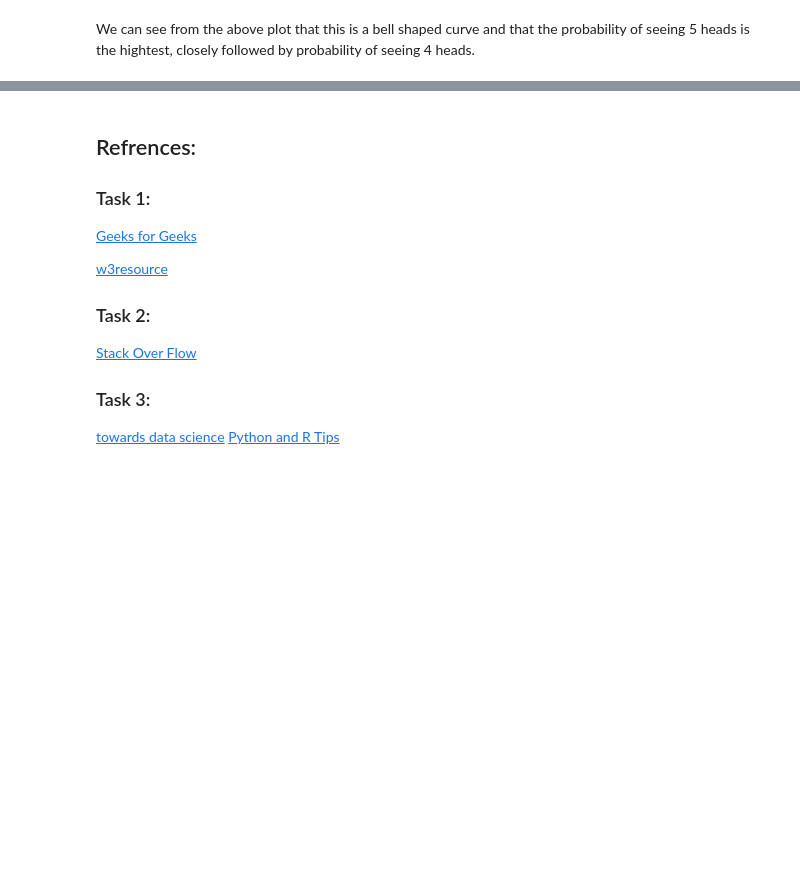
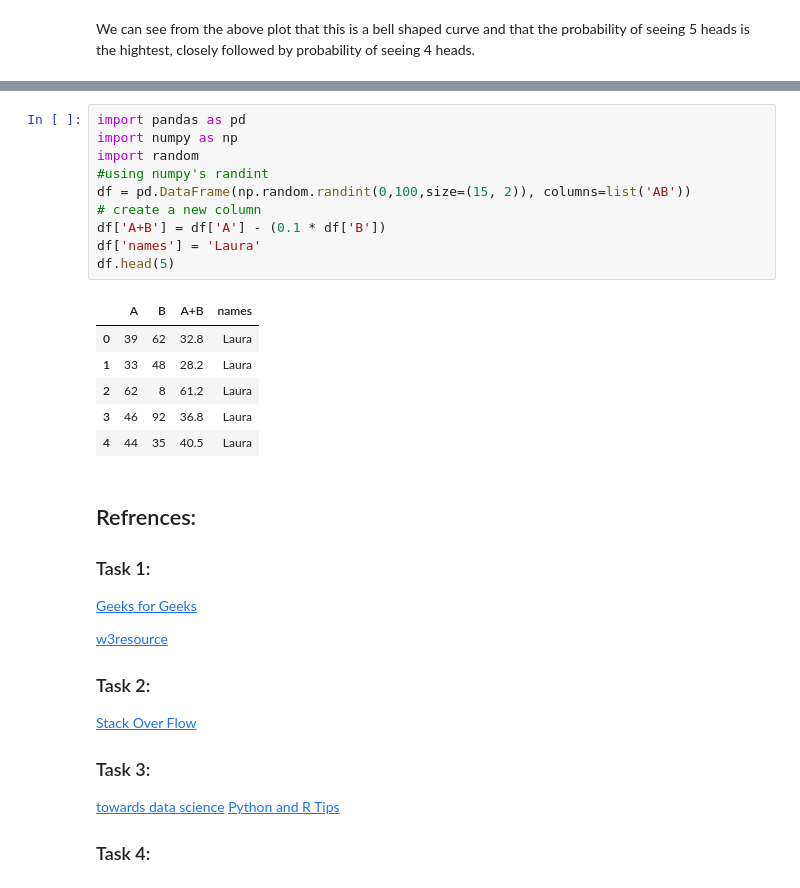
Before and after one commit to LauraBrogan/Fundamentals-of-Data-Analysis-Tasks-2020, a Jupyter notebook: Fundamentals of Data Analysis Tasks .ipynb, the cells around one changed output, grey strips where cells are left out. Cells and saved outputs as stored; diff of their text form; blank space fills up the shorter version.

Commit message:
Starting Task 4 12/12/2020

```diff
--- a/Fundamentals of Data Analysis Tasks .ipynb
+++ b/Fundamentals of Data Analysis Tasks .ipynb
@@ -223,3 +423,20 @@ We can see from the above plot that this is a bell shaped curve and that the pro
+# %%
+import pandas as pd
+import numpy as np
+import random
+#using numpy's randint
+df = pd.DataFrame(np.random.randint(0,100,size=(15, 2)), columns=list('AB'))
+# create a new column
+df['A+B'] = df['A'] - (0.1 * df['B'])
+df['names'] = 'Laura'
+df.head(5)
+# %% [output]
+|  | A | B | A+B | names |
+| 0 | 39 | 62 | 32.8 | Laura |
+| 1 | 33 | 48 | 28.2 | Laura |
+| 2 | 62 | 8 | 61.2 | Laura |
+| 3 | 46 | 92 | 36.8 | Laura |
+| 4 | 44 | 35 | 40.5 | Laura |
 # %% [markdown]
 ## Refrences:
 ### Task 1:
@@ -234,3 +451,6 @@ We can see from the above plot that this is a bell shaped curve and that the pro
 
 [towards data science](https://towardsdatascience.com/how-to-code-a-fair-coin-flip-in-python-d54312f33da9)
 [Python and R Tips](https://cmdlinetips.com/2018/12/simulating-coin-toss-experiment-with-binomial-random-numbers-using-numpy/)
+
+
+### Task 4:
```
Also changed, not shown: parts of 12 cells of this notebook.
